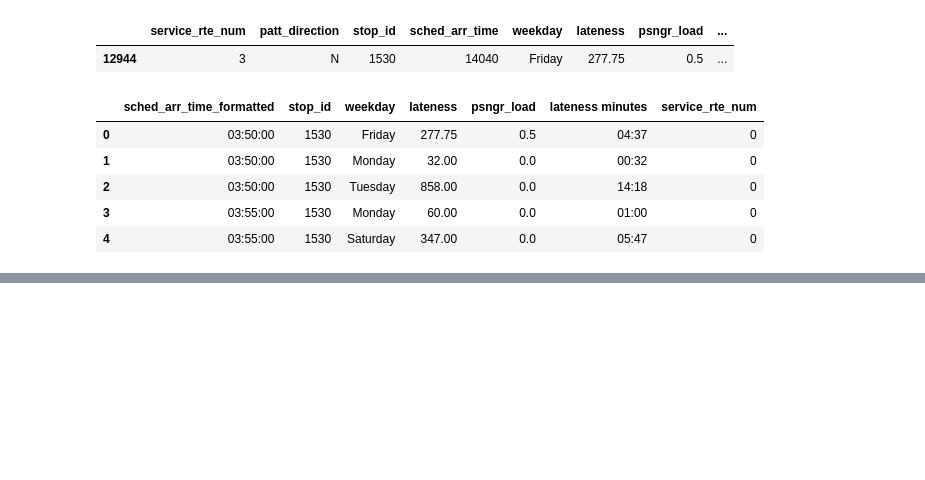
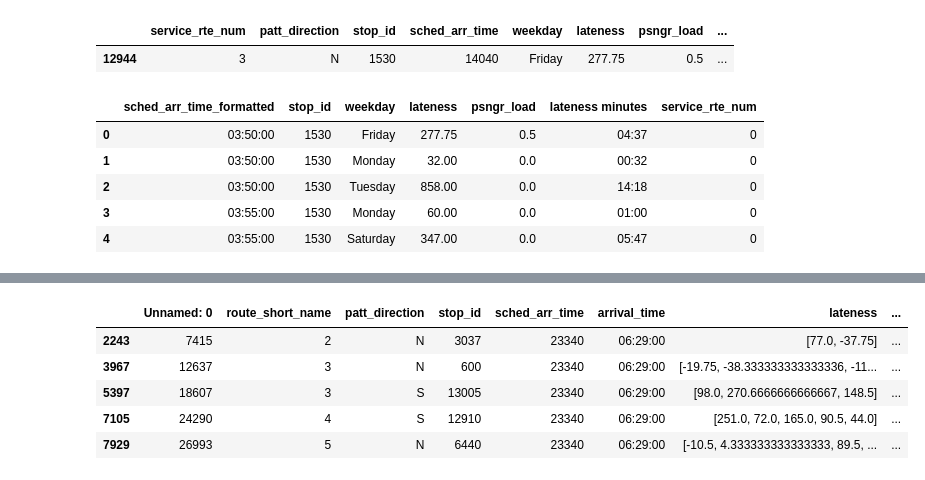
Before and after one commit to levkoch/bus-442, a Jupyter notebook: delays/data_cleaing.ipynb, the cells around one changed output, grey strips where cells are left out. Cells and saved outputs as stored; diff of their text form; code cells hidden in the pictures; blank space fills up the shorter version.

```diff
--- a/delays/data_cleaing.ipynb
+++ b/delays/data_cleaing.ipynb
@@ -193,0 +282,2 @@ avg_times.to_csv('FiveMinuteDelayAverages.csv')
+# %%
+df = pd.read_csv("AveragesRenamed.csv")
@@ -193,0 +289,9 @@ avg_times.to_csv('FiveMinuteDelayAverages.csv')
+# %%
+df[df['arrival_time'] == "06:29:00"].head()
+# %% [output]
+|  | Unnamed: 0 | route_short_name | patt_direction | stop_id | sched_arr_time | arrival_time | lateness | ... |
+| 2243 | 7415 | 2 | N | 3037 | 23340 | 06:29:00 | [77.0, -37.75] | ... |
+| 3967 | 12637 | 3 | N | 600 | 23340 | 06:29:00 | [-19.75, -38.333333333333336, -11... | ... |
+| 5397 | 18607 | 3 | S | 13005 | 23340 | 06:29:00 | [98.0, 270.6666666666667, 148.5] | ... |
+| 7105 | 24290 | 4 | S | 12910 | 23340 | 06:29:00 | [251.0, 72.0, 165.0, 90.5, 44.0] | ... |
+| 7929 | 26993 | 5 | N | 6440 | 23340 | 06:29:00 | [-10.5, 4.333333333333333, 89.5, ... | ... |
```
Also changed, not shown: parts of 18 cells of this notebook, 4 other files.
